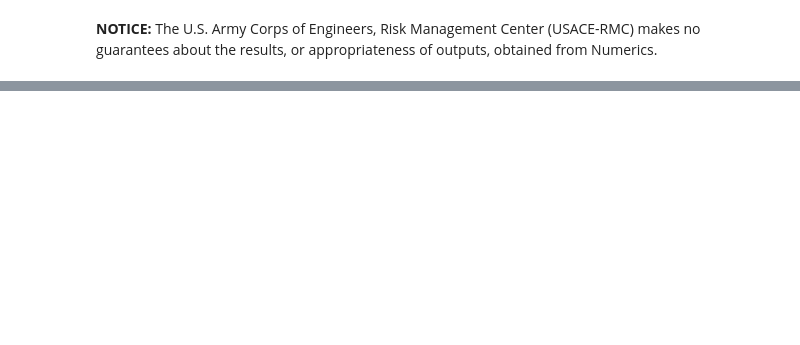
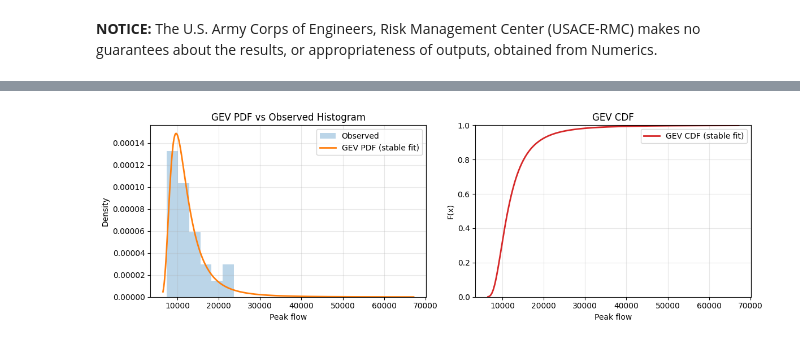
Before and after one commit to USACE-RMC/BestFit-Python-Examples, a Jupyter notebook: notebooks/00_getting_started.ipynb, the cells around one changed output, grey strips where cells are left out. Cells and saved outputs as stored; diff of their text form; code cells hidden in the pictures; blank space fills up the shorter version.

```diff
--- a/notebooks/00_getting_started.ipynb
+++ b/notebooks/00_getting_started.ipynb
@@ -137,0 +316,77 @@ This uses BestFit's Bayesian engine directly with the same univariate model.
+# %%
+# 1) Run BestFit MLE as a diagnostic (known unstable for GEV in this Beta build)
+mle = MaximumLikelihood(gev_model, OptimizationMethod.NelderMead)
+mle.Estimate()
+
+print("MaximumLikelihood summary")
+print(f"- Estimated: {mle.IsEstimated}")
+print(f"- Number of parameters: {mle.NumberOfParameters}")
+
+mle_params = np.array([float(v) for v in mle.BestParameterSet.Values], dtype=float)
+print("Raw MLE parameter vector:", mle_params)
+
+# 2) Stable fit for plotting: optimize GEV negative log-likelihood directly
+# Parameterization theta = [location, log_scale, shape] enforces scale > 0.
+x_data = np.array(annual_peaks, dtype=float)
+loc0 = float(np.mean(x_data))
+log_scale0 = float(np.log(max(1e-6, 0.8*np.std(x_data, ddof=1))))
+shape0 = 0.10
+theta0 = np.array([loc0, log_scale0, shape0], dtype=float)
+
+def neg_loglik(theta):
+    loc = float(theta[0])
+    scale = float(np.exp(theta[1]))
+    shape = float(theta[2])
+
+    if shape < -0.45 or shape > 0.45:
+        return 1e12
+
+    try:
+        gev_model.SetParameterValues(convert_to_donet_array([loc, scale, shape]))
+        pdf = np.array([max(1e-300, float(gev_model.Distribution.PDF(float(v)))) for v in x_data], dtype=float)
+        if np.any(~np.isfinite(pdf)):
+            return 1e12
+        return float(-np.sum(np.log(pdf)))
+    except Exception:
+        return 1e12
+
+fit = minimize(neg_loglik, theta0, method="Nelder-Mead", options={"maxiter": 8000, "xatol": 1e-7, "fatol": 1e-7})
+
+loc_hat = float(fit.x[0])
+scale_hat = float(np.exp(fit.x[1]))
+shape_hat = float(fit.x[2])
+
+gev_model.SetParameterValues(convert_to_donet_array([loc_hat, scale_hat, shape_hat]))
+gev_fit = GeneralizedExtremeValue(loc_hat, scale_hat, shape_hat)
+
+print("Stable GEV fit status:", fit.success)
+print("Stable fitted parameters")
+print("- location:", round(loc_hat, 4))
+print("- scale:", round(scale_hat, 4))
+print("- shape:", round(shape_hat, 6))
+print("- neg log-likelihood:", round(float(fit.fun), 4))
+
+# Plot fitted PDF/CDF
+x = np.linspace(float(gev_fit.InverseCDF(0.001)), float(gev_fit.InverseCDF(0.999)), 600)
+pdf = np.array([float(gev_fit.PDF(float(v))) for v in x])
+cdf = np.array([float(gev_fit.CDF(float(v))) for v in x])
+
+fig, ax = plt.subplots(1, 2, figsize=(12, 4))
+ax[0].hist(x_data, bins="auto", density=True, alpha=0.3, label="Observed")
+ax[0].plot(x, pdf, lw=2, label="GEV PDF (stable fit)")
+ax[0].set_title("GEV PDF vs Observed Histogram")
+ax[0].set_xlabel("Peak flow")
+ax[0].set_ylabel("Density")
+ax[0].grid(alpha=0.3)
+ax[0].legend()
+
+ax[1].plot(x, cdf, lw=2, color="tab:red", label="GEV CDF (stable fit)")
+ax[1].set_title("GEV CDF")
+ax[1].set_xlabel("Peak flow")
+ax[1].set_ylabel("F(x)")
+ax[1].set_ylim(0, 1)
+ax[1].grid(alpha=0.3)
+ax[1].legend()
+
+plt.tight_layout()
+# %% [output]
@@ -138 +403,2 @@ This uses BestFit's Bayesian engine directly with the same univariate model.
+[figure, added]
 # %%
```
Also changed, not shown: parts of 26 cells of this notebook, 26 other files.
